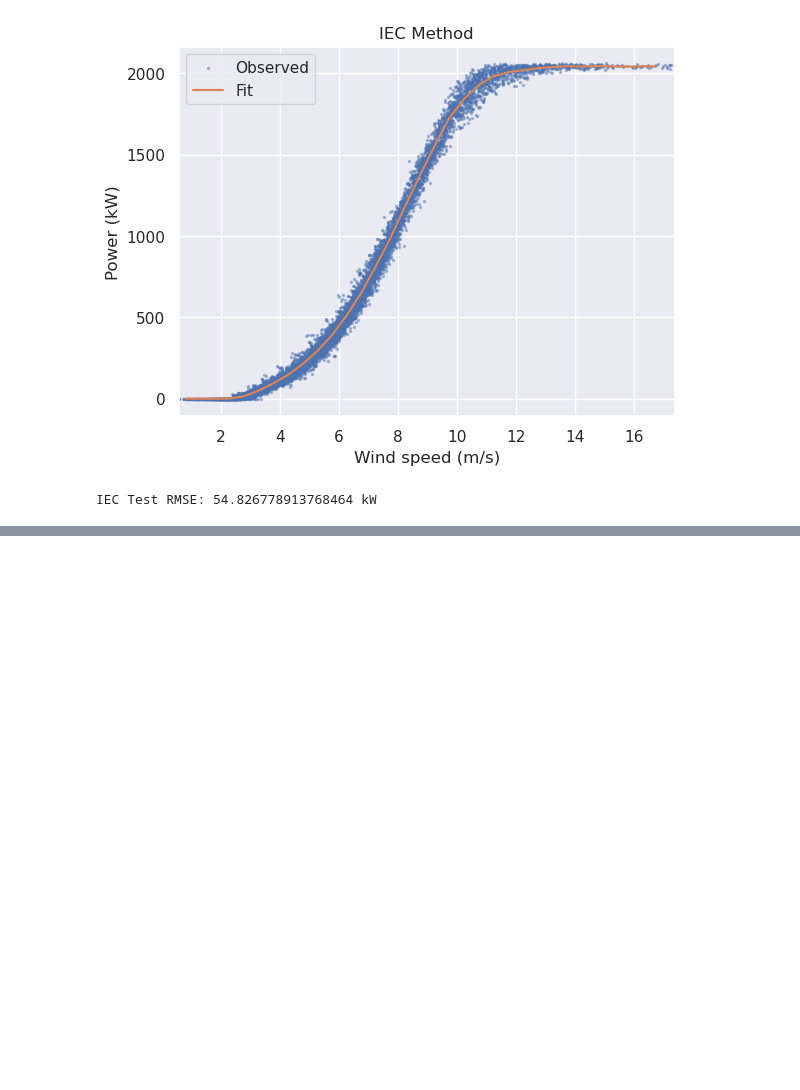
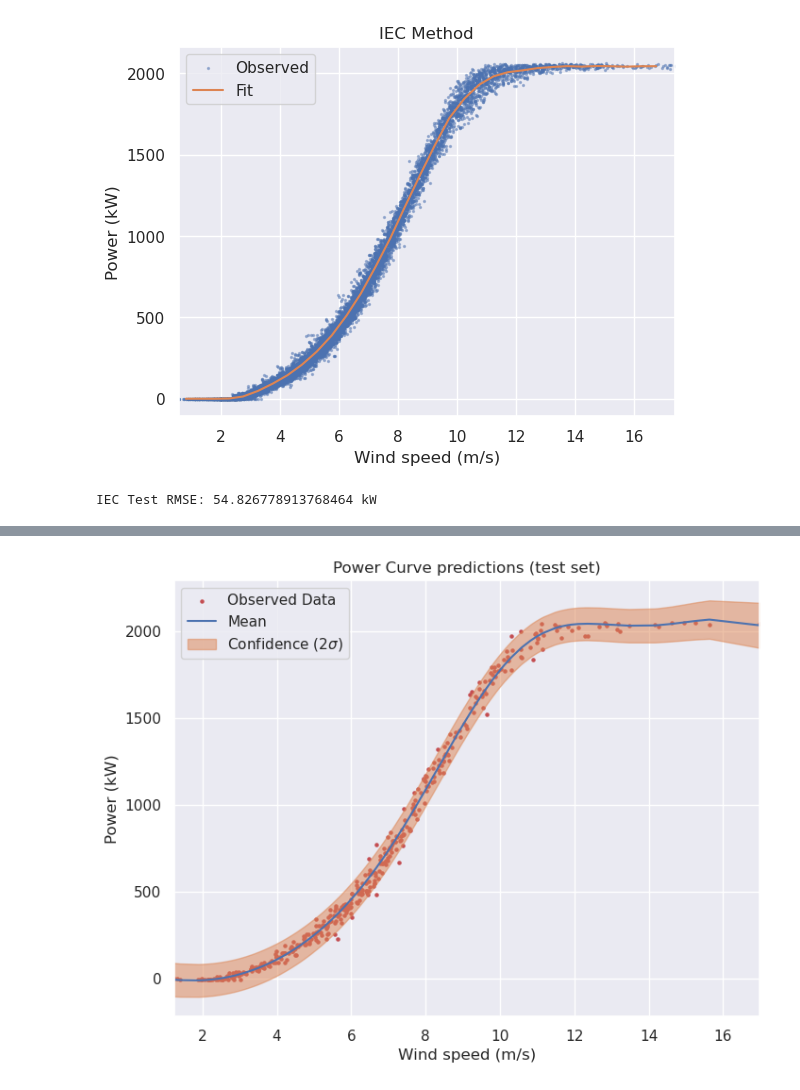
Before and after one commit to camirmas/REStats, a Jupyter notebook: REStats/notebooks/power_curve.ipynb, the cells around one changed output, grey strips where cells are left out. Drawn from its saved outputs; the diff is of its cells as text; code cells hidden in the pictures; blank space fills up the shorter version.

```diff
--- a/REStats/notebooks/power_curve.ipynb
+++ b/REStats/notebooks/power_curve.ipynb
@@ -248,0 +161,5 @@ with torch.no_grad():
+# %%
+test_sort = test.sort_values("wind_speed")
+X_test_torch = torch.tensor(test_sort.wind_speed)
+
+test_pred = power_curve.predict(model, likelihood, X_test_torch)
@@ -249,3 +173,26 @@ with torch.no_grad():
+# %%
+with torch.no_grad():
+    # Initialize plot
+    f, ax = plt.subplots(1, 1, figsize=(8, 6))
+    ax.set_xmargin(0)
+    ax.set_title("Power Curve predictions (test set)")
+    ax.set_xlabel("Wind speed (m/s)")
+    ax.set_ylabel("Power (kW)")
+
+
+    # Get upper and lower confidence bounds
+    lower, upper = test_pred.confidence_region()
+    # Plot training data as black stars
+    ax.scatter(test.wind_speed, test.power, s=5, color="C3")
+    # Plot predictive means as blue line
+    ax.plot(X_test_torch.numpy(), test_pred_tf, color="C0")
+    # Shade between the lower and upper confidence bounds
+    lower_tf = lower.numpy() * train.power.std() + train.power.mean()
+    upper_tf = upper.numpy() * train.power.std() + train.power.mean()
+    ax.fill_between(X_test_torch.numpy().flatten(), lower_tf, upper_tf, color="C1", alpha=0.5)
+    ax.legend(['Observed Data', 'Mean', 'Confidence (2$\sigma$)'])
+# %% [output]
+[figure, added]
 # %%
 if SAVE_FIGS:
     save_figs(figs)
```
Also changed, not shown: parts of 18 cells of this notebook, 2 other files.
